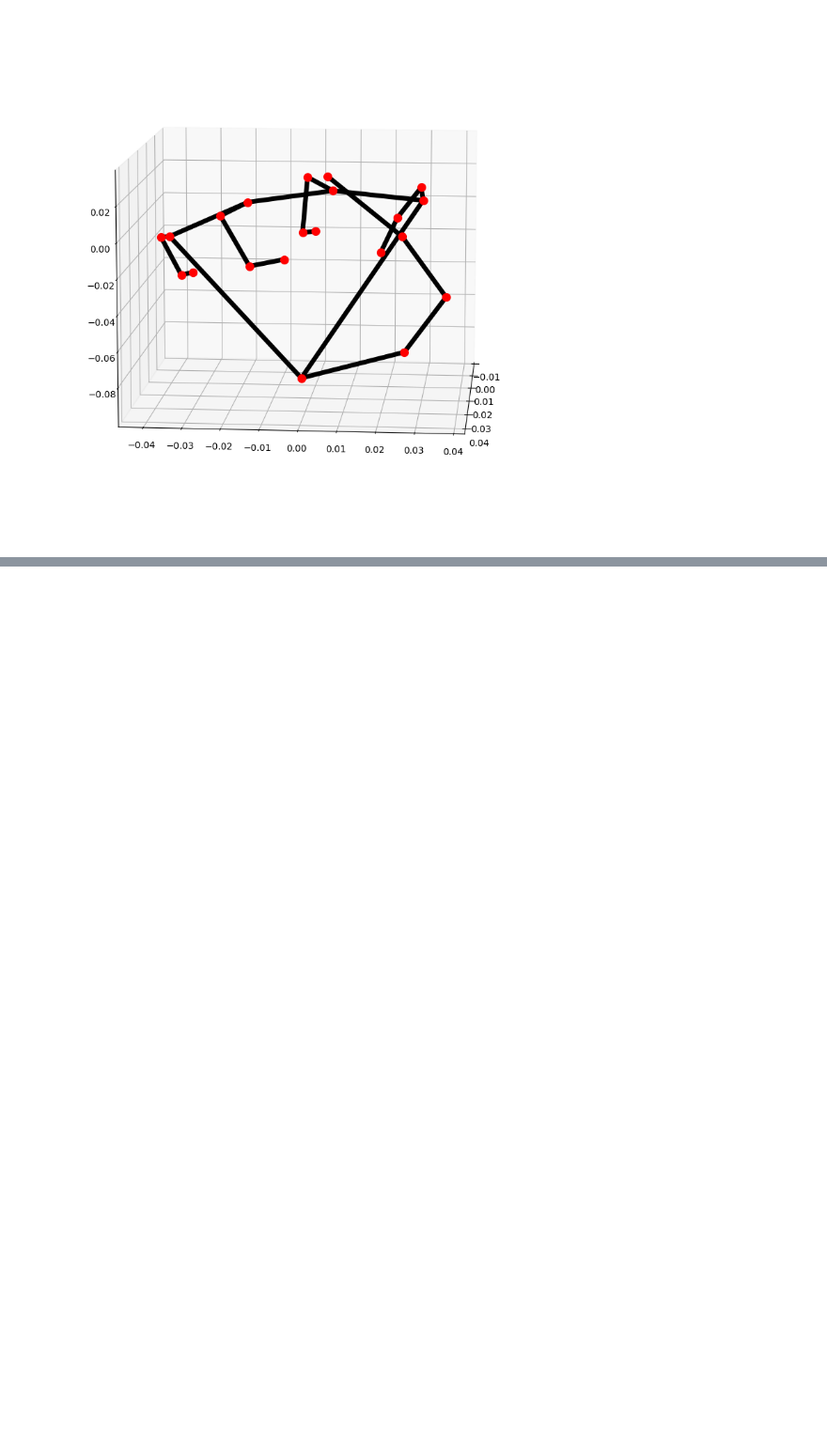
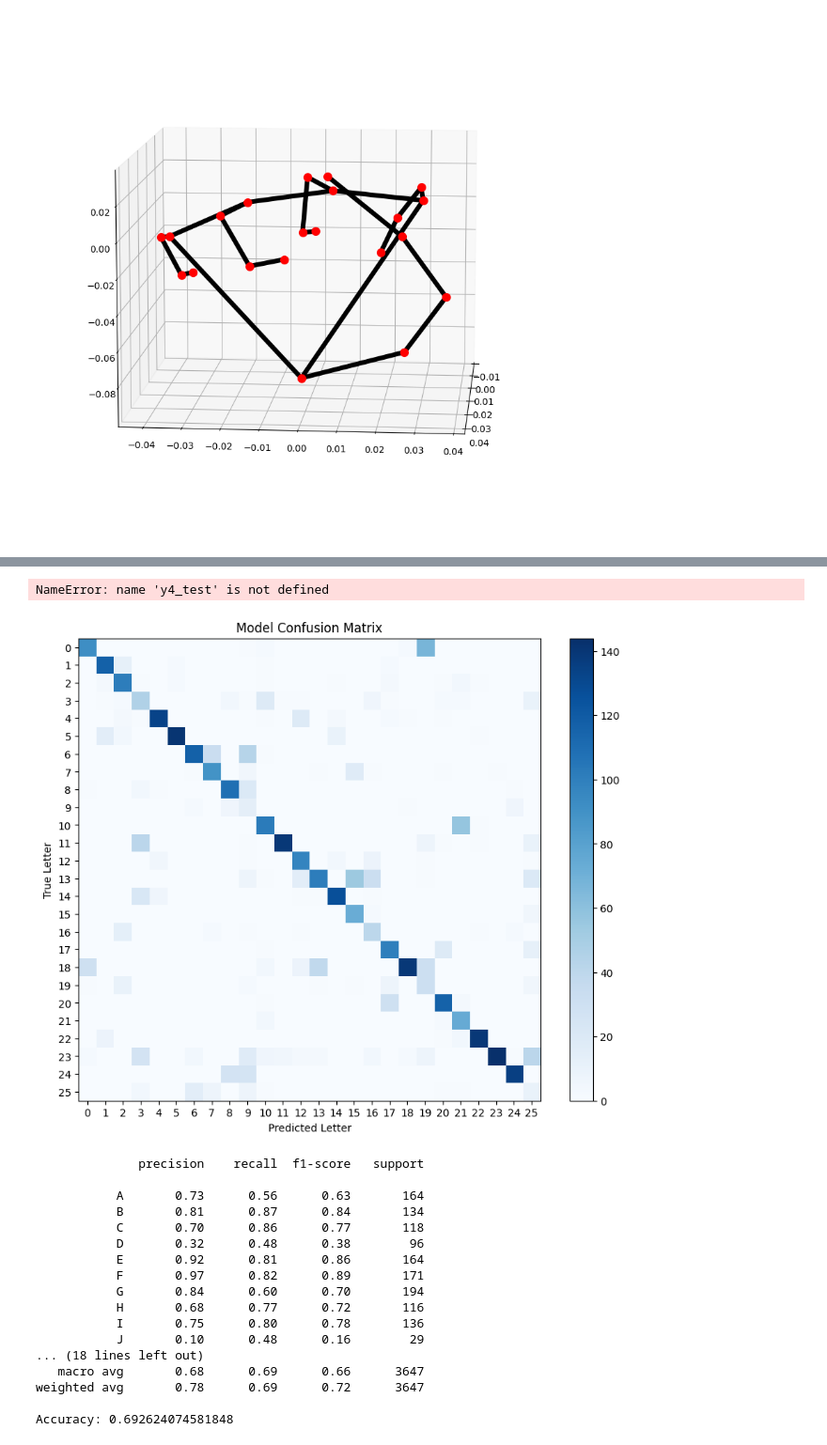
Before and after one commit to cpsnowden/swordle, a Jupyter notebook: notebooks/KNN-WT-MergedData.ipynb, the cells around one changed output, grey strips where cells are left out. Shown at 94% size. Saved outputs shown, nothing was run; the diff lists cells and outputs as text; code cells hidden in the pictures; blank space fills up the shorter version.

```diff
--- a/notebooks/KNN-WT-MergedData.ipynb
+++ b/notebooks/KNN-WT-MergedData.ipynb
@@ -496,0 +687,7 @@ knn4.save()
+# %%
+df4_test_norm=normalize_handmarks_per_image(df4_test)
+# %%
+X4_test_norm = df4_test_norm.drop(columns=['TARGET'])
+# %%
+y4_preds_norm = knn4.predict(X4_test_norm)
+y4_preds_norm
@@ -496,0 +696,3 @@ knn4.save()
+# %%
+letter_preds4_norm = [y3_dic[y4_pred_norm] for y4_pred_norm in y4_preds_norm]
+letter_preds4_norm
@@ -496,0 +717,25 @@ knn4.save()
+# %%
+evaluate_matrix(y4_test, letter_preds4_norm)
+# %% [output]
+NameError: name 'y4_test' is not defined
+# %%
+evaluate_model(letter_preds4_norm, y4_test)
+# %% [output]
+[figure, added]
+              precision    recall  f1-score   support
+
+           A       0.73      0.56      0.63       164
+           B       0.81      0.87      0.84       134
+           C       0.70      0.86      0.77       118
+           D       0.32      0.48      0.38        96
+           E       0.92      0.81      0.86       164
+           F       0.97      0.82      0.89       171
+           G       0.84      0.60      0.70       194
+           H       0.68      0.77      0.72       116
+           I       0.75      0.80      0.78       136
+           J       0.10      0.48      0.16        29
+... (18 lines left out)
+   macro avg       0.68      0.69      0.66      3647
+weighted avg       0.78      0.69      0.72      3647
+
+Accuracy: 0.692624074581848
```
Also changed, not shown: parts of 25 cells of this notebook.
